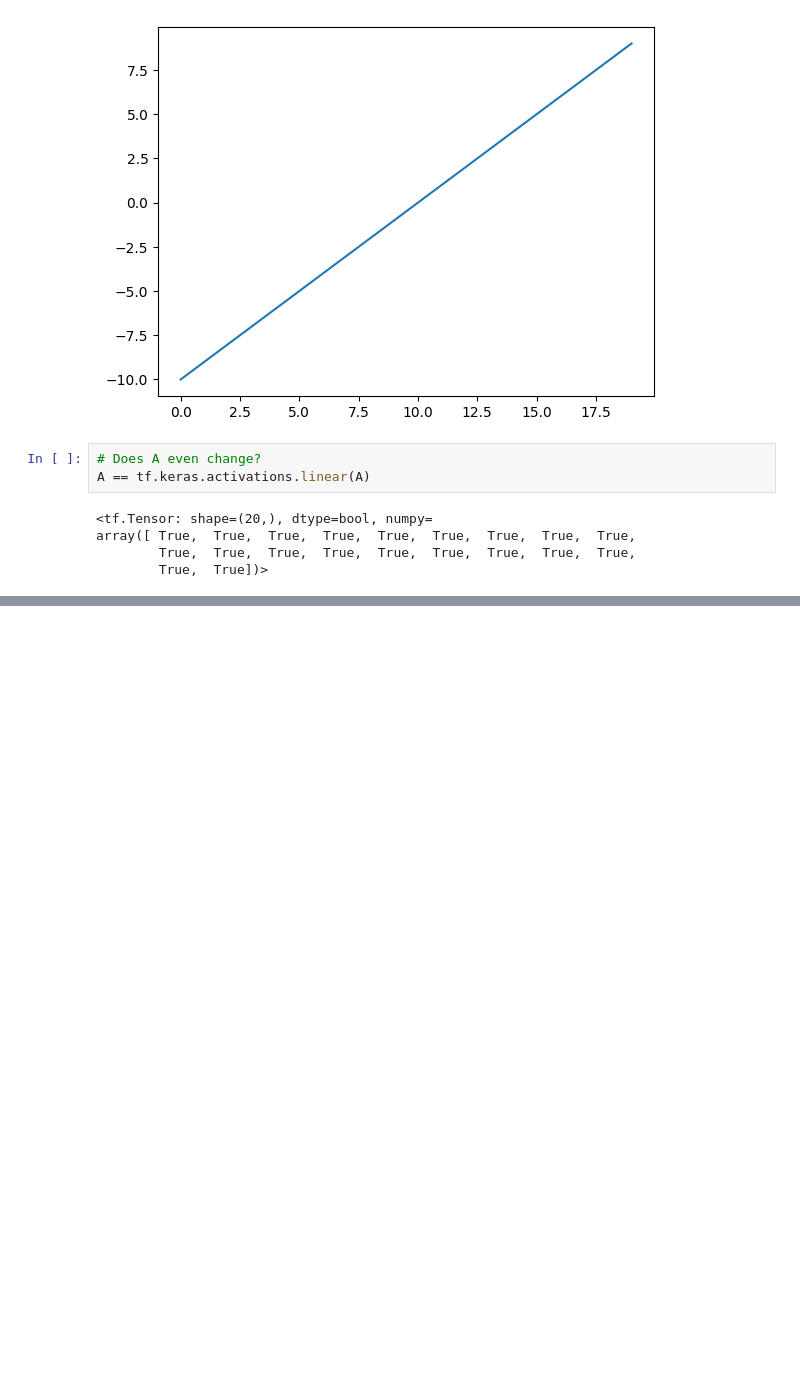
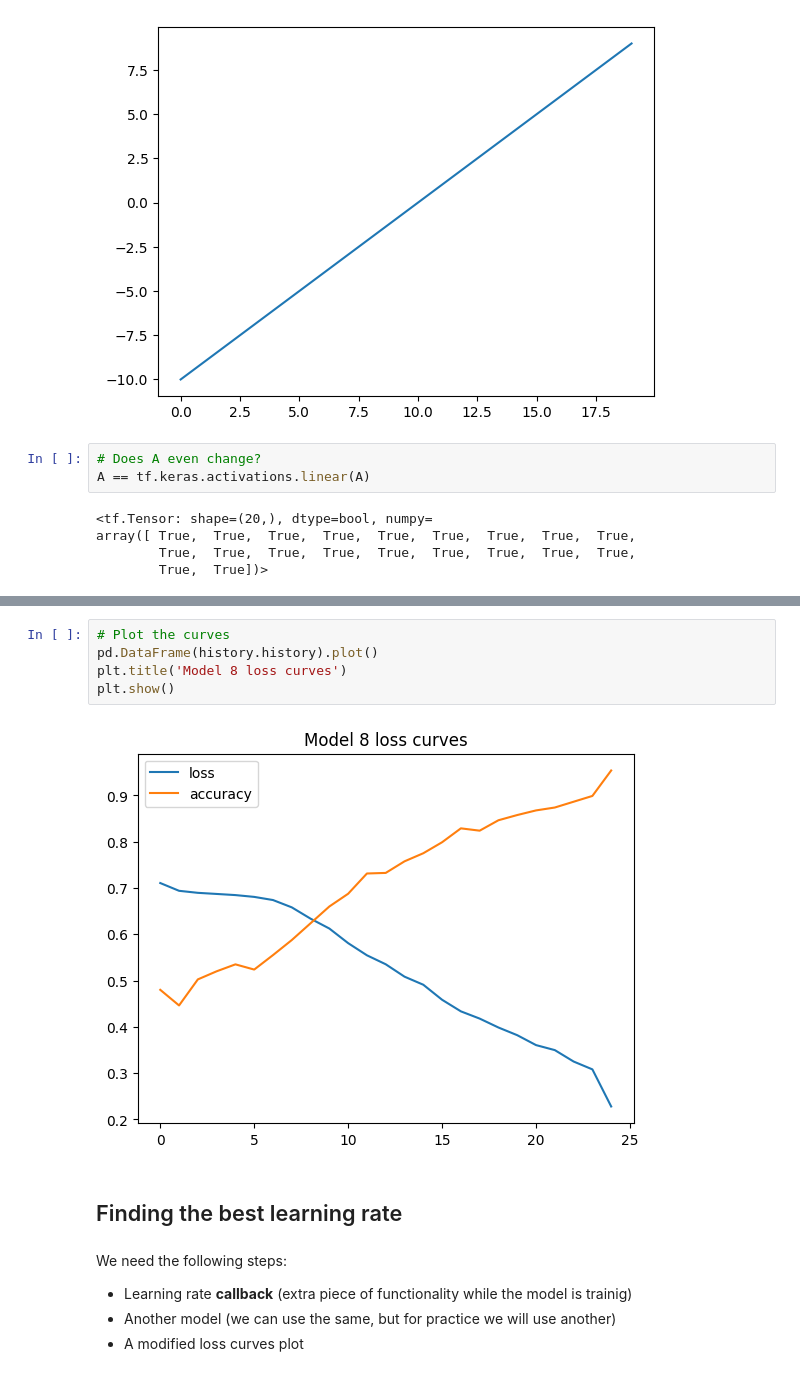
Before and after one commit to Luciano-C/Deep-Learning-Course-Daniel-Bourke, a Jupyter notebook: 02_classification.ipynb, the cells around one changed output, grey strips where cells are left out. Cells and saved outputs as stored; diff of their text form; blank space fills up the shorter version.

```diff
--- a/02_classification.ipynb
+++ b/02_classification.ipynb
@@ -553,0 +668,14 @@ array([ True,  True,  True,  True,  True,  True,  True,  True,  True,
+# %%
+# Plot the curves
+pd.DataFrame(history.history).plot()
+plt.title('Model 8 loss curves')
+plt.show()
+# %% [output]
+[figure, added]
+# %% [markdown]
+## Finding the best learning rate
+# %% [markdown]
+We need the following steps:
+- Learning rate **callback** (extra piece of functionality while the model is trainig)
+- Another model (we can use the same, but for practice we will use another)
+- A modified loss curves plot
```
Also changed, not shown: parts of 39 cells of this notebook.
